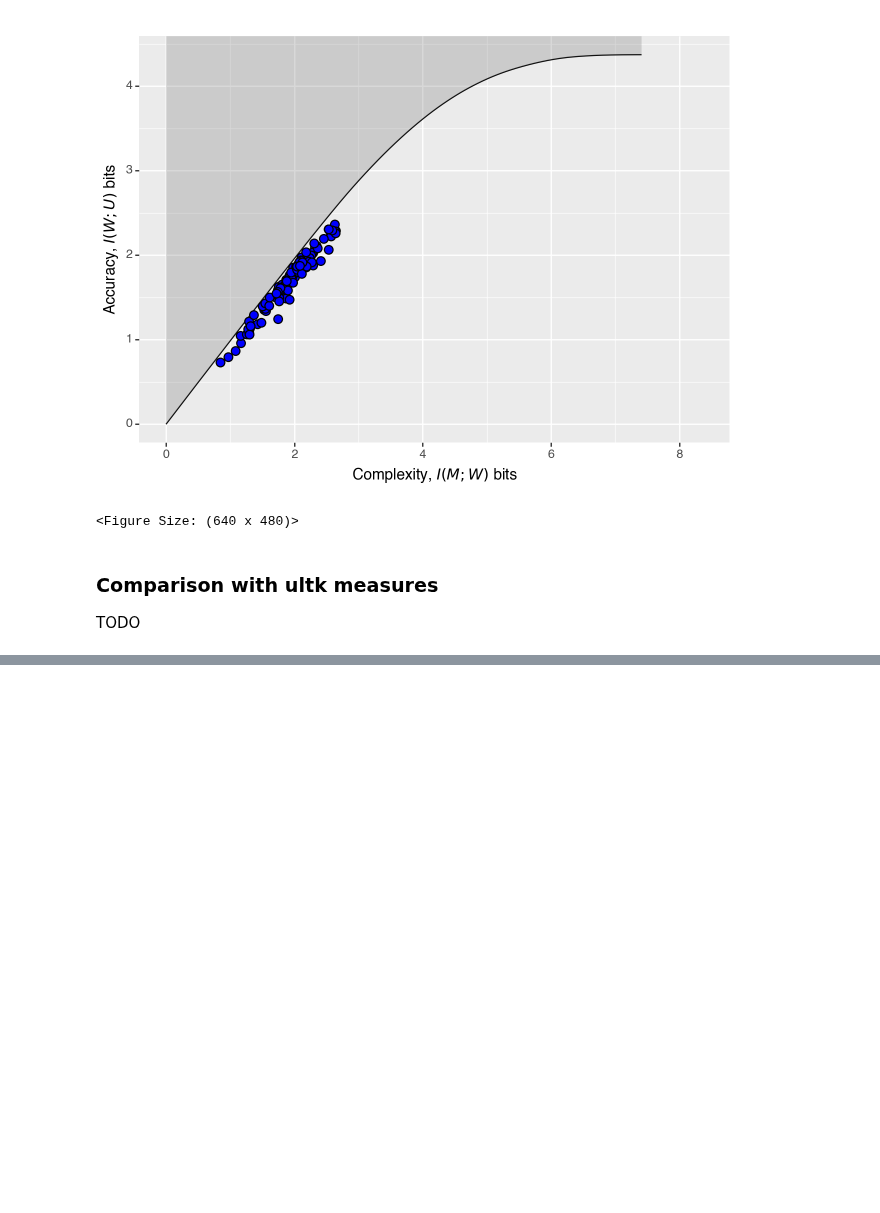
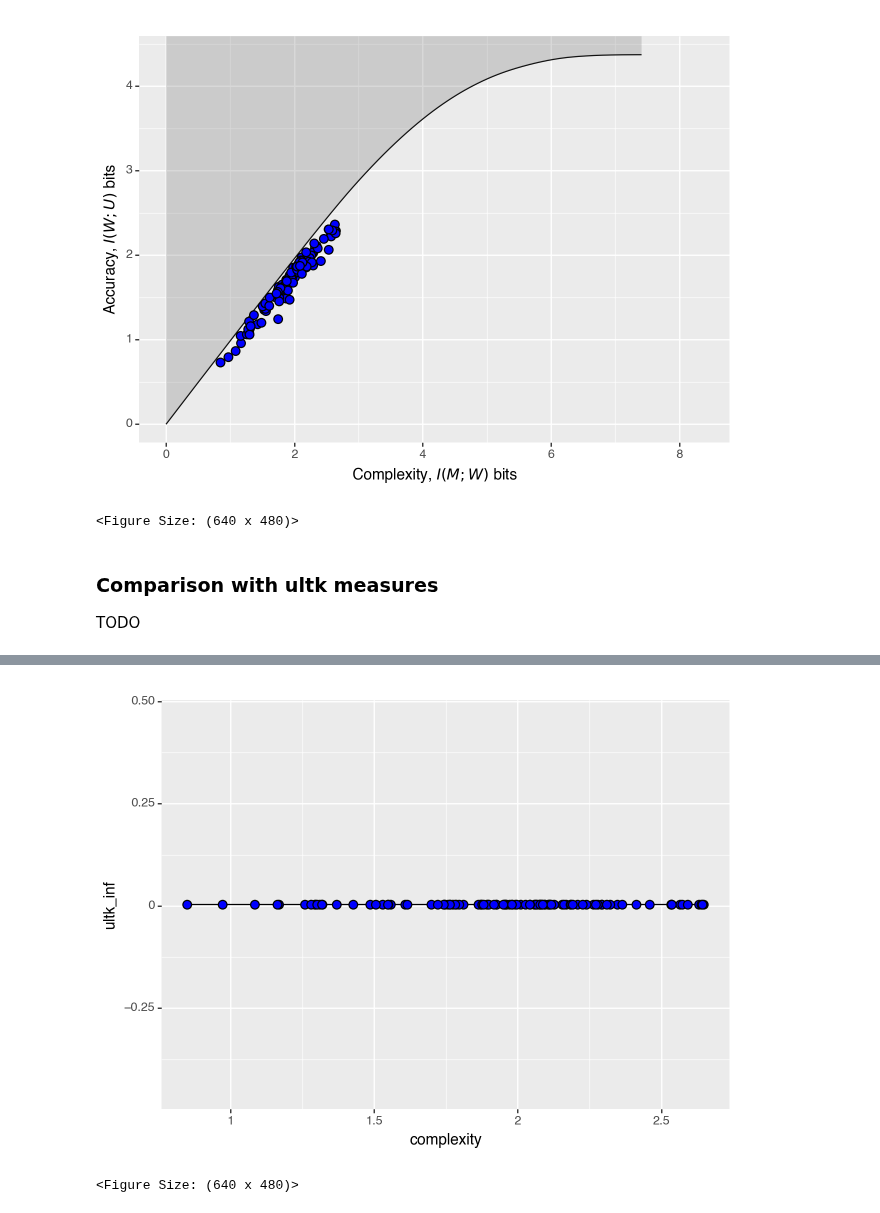
Before and after one commit to CLMBRs/ultk, a Jupyter notebook: src/examples/colors/demo.ipynb, the cells around one changed output, grey strips where cells are left out. Cells and saved outputs as stored; diff of their text form; code cells hidden in the pictures; blank space fills up the shorter version.

Commit message:
ultk informativity metrics seem to lose important info in Speaker Listener initialization of weights st all color languages have identical informativity

```diff
--- a/src/examples/colors/demo.ipynb
+++ b/src/examples/colors/demo.ipynb
@@ -207,0 +254,36 @@ from ultk.language.language import Language
+# %%
+natural_languages = [encoder_to_language(q, name=key, natural=True) for key, q in tqdm(pW_C_dict.items())]
+
+# Takes about a minute
+optimal_languages = [encoder_to_language(q, name=model.betas[i]) for i, q in tqdm(enumerate(model.qW_M), total=len(model.qW_M))]
+# %%
+from ultk.effcomm.informativity import informativity
+
+similarity = lambda ref, ref_: meaning_distance(center=np.array([ref.L, ref.a, ref.b]), other_point=np.array([ref_.L, ref.a, ref.b]))
+
+get_inf = lambda lang: informativity(lang, pM, similarity)
+# %%
+# Takes about a minute
+df_langs["ultk_inf"] = [get_inf(lang) for lang in tqdm(natural_languages)]
+
+# Takes 20-ish mins :/
+df_bound["ultk_inf"] = [get_inf(lang) for lang in tqdm(optimal_languages)]
+# %%
+(
+    pn.ggplot(
+        df_bound,
+        mapping=pn.aes(x="complexity", y="ultk_inf"),
+    )
+    # optima
+    + pn.geom_line()
+    # natural langs
+    + pn.geom_point(
+        data=df_langs,
+        # alpha=0.3,
+        size=3,
+        fill="blue",
+    )
+)
+# %% [output]
+[figure, added]
+<Figure Size: (640 x 480)>
```
Also changed, not shown: parts of 4 cells of this notebook, 5 other files.
